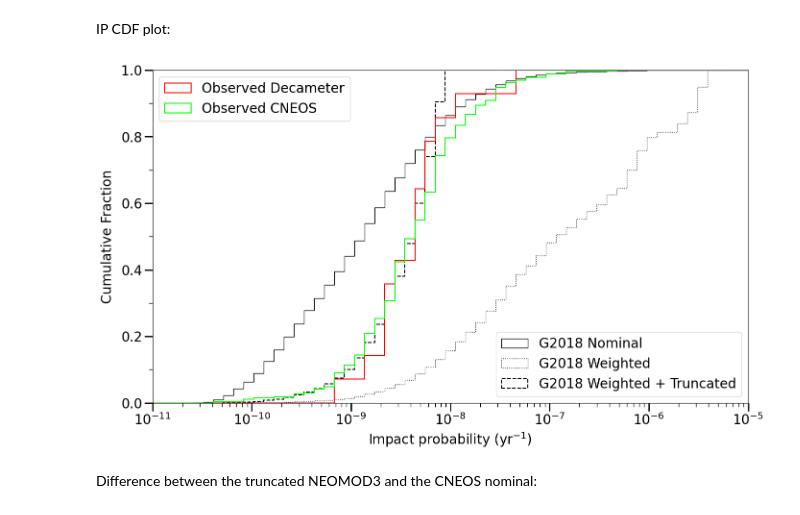
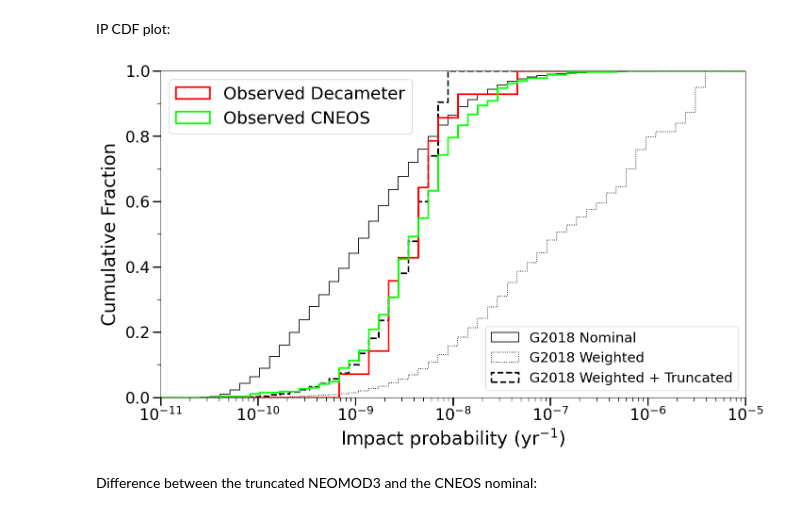
Before and after one commit to ia-chow/Thesis, a Jupyter notebook: dynamics/impact_probabilities.ipynb, the cells around one changed output. Saved outputs shown, nothing was run; the diff lists cells and outputs as text; code cells hidden in the pictures.

Commit message:
added impact probability lpsc plot

```diff
--- a/dynamics/impact_probabilities.ipynb
+++ b/dynamics/impact_probabilities.ipynb
@@ -520,18 +520,18 @@ truncated_neomod2_pts = neomod2_pts[truncation_neomod2_mask]
 # neomod3
 truncation_neomod3_mask = neomod3_pts < truncation_threshold
 truncated_neomod3_pts = neomod3_pts[truncation_neomod3_mask]
-
-plt.rc('font', size=20)
+fsize=28
+plt.rc('font', size=fsize)
 plt.figure(figsize = (16, 9))
 # NEOPOP
 _, _, patches = plt.hist(fictitious_pts, weights=None, bins = logbins, density=True, cumulative=True, color = 'black',
-                         linestyle = 'solid', histtype='step', label = 'Nominal Granvik et al. (2018)')
+                         linestyle = 'solid', histtype='step', label = 'Nominal Granvik et al. (2018)', linewidth=1.25)
 patches[0].set_xy(patches[0].get_xy()[:-1])
 _, _, patches = plt.hist(fictitious_pts, weights=fictitious_pts, bins = logbins, density=True, cumulative=True, color = 'black',
-                         linestyle = 'dotted', histtype='step', label = 'Weighted Granvik et al. (2018)')
+                         linestyle = 'dotted', histtype='step', label = 'Weighted Granvik et al. (2018)', linewidth=1.25)
 patches[0].set_xy(patches[0].get_xy()[:-1])
 _, _, patches = plt.hist(truncated_neopop_pts, weights=truncated_neopop_pts, bins=logbins, density=True, cumulative=True, color = 'black',
-                         linestyle = 'dashed', histtype='step', label = 'Weighted + truncated Granvik et al. (2018)', linewidth=1.5)
+                         linestyle = 'dashed', histtype='step', label = 'Weighted + truncated Granvik et al. (2018)', linewidth=2.5)
 patches[0].set_xy(patches[0].get_xy()[:-1])
 # NEOMOD2
 # plt.hist(neomod2_pts, weights=None, bins=logbins, density=True, cumulative=True, histtype='step', color = 'brown', label = 'NEOMOD2')
@@ -542,41 +542,43 @@ patches[0].set_xy(patches[0].get_xy()[:-1])
 # plt.hist(filtered_neomod3_pts, weights=filtered_neomod3_pts, bins=logbins, density=True, cumulative=True, histtype='step', color = 'darkgreen', label = rf'NEOMOD3 weighted IP filtered $\rho < {rho}$')
 # plt.hist(truncated_neomod3_pts, weights=truncated_neomod3_pts, bins=logbins, density=True, cumulative=True, histtype='step', color = 'dodgerblue', label = f'NEOMOD3 weighted IP < {truncation_threshold}')
 # # Decameter
-_, _, dm_patches = plt.hist(true_pts, weights=None, bins=logbins, density=True, cumulative=True, histtype='step', color='red', label = 'Observed Decameter', linewidth=1.5)  # nominal
+_, _, dm_patches = plt.hist(true_pts, weights=None, bins=logbins, density=True, cumulative=True, histtype='step', color='red', label = 'Observed Decameter', linewidth=2.5)  # nominal
 dm_patches[0].set_xy(dm_patches[0].get_xy()[:-1])
 # plt.hist(impactor_pts.flatten(), weights=None, bins=logbins, density=True, cumulative=True, histtype='step', color='black', label = 'nominal DM clones')  # impactor points
 # # # Telescopic
 # plt.hist(telescopic_pts, weights=None, bins=logbins, density=True, cumulative=True, histtype='step', color='darkgreen', label = 'tele unweighted')
 # plt.hist(telescopic_pts, weights=telescopic_pts, bins=logbins, density=True, cumulative=True, histtype='step', color='pink', label = 'tele weighted')
 # # # CNEOS
-_, _, cneos_patches = plt.hist(cneos_nom_pts, weights=None, bins=logbins, density=True, cumulative=True, histtype='step', color='lime', label = 'Observed CNEOS', linewidth=1.5)
+_, _, cneos_patches = plt.hist(cneos_nom_pts, weights=None, bins=logbins, density=True, cumulative=True, histtype='step', color='lime', label = 'Observed CNEOS', linewidth=2.5)
 cneos_patches[0].set_xy(cneos_patches[0].get_xy()[:-1])
 
 # plt.hist(cneos_pts, weights=None, bins=logbins, density=True, cumulative=True, histtype='step', color='darkred', label = 'CNEOS clones')
 # # # EFN
 # plt.hist(efn_pts, weights=None, bins=logbins, density=True, cumulative=True, histtype='step', color = 'olive', label = 'EFN', linewidth=2.)
 # # # EMCCD
 # plt.hist(emccd_pts, weights=None, bins=logbins, density=True, cumulative=True, histtype='step', color = 'darkorange', label = 'EMCCD', linewidth=2.)
 # housekeeping
 plt.xscale('log')
 plt.xlim(1.e-11, 1.e-5)
 plt.ylim(0., 1.)
-plt.tick_params('both', length=12, width=2., which='major', labelsize=20)
-plt.tick_params('both', length=6, width=1., which='minor', labelsize=20)
+plt.tick_params('both', length=12, width=2., which='major', labelsize=fsize-4)
+plt.tick_params('both', length=6, width=1., which='minor', labelsize=fsize-4)
 plt.gca().yaxis.set_minor_locator(MultipleLocator(0.1))
 plt.xlabel(r'Impact probability (yr$^{-1}$)', labelpad=5), plt.ylabel('Cumulative Fraction', labelpad=10)
 # plt.ylim(bottom=0.9, top=1.0)
 # plt.axvline(truncation_threshold, color='k')
-lgranvik = plt.legend(["G2018 Nominal", "G2018 Weighted", "G2018 Weighted + Truncated"], loc = 4)
-lobs = plt.legend([dm_patches[0], cneos_patches[0]], ['Observed Decameter', 'Observed CNEOS'], loc = 0)
+lgranvik = plt.legend(["G2018 Nominal", "G2018 Weighted", "G2018 Weighted + Truncated"], fontsize=fsize-7, loc = 4)
+lobs = plt.legend([dm_patches[0], cneos_patches[0]], ['Observed Decameter', 'Observed CNEOS'], fontsize=fsize-2, loc = 0)
 plt.gca().add_artist(lgranvik)
 plt.gca().add_artist(lobs)
-plt.savefig('dda_talk_plots/impact_probability_cdfs_paper.png')
+# plt.savefig('dda_talk_plots/impact_probability_cdfs_paper.png')
+plt.savefig('lpsc_plots/impact_probability_cdfs_paper.png')
+
 # plt.savefig('dda_talk_plots/impact_probability_cdfs.png')
 # plt.savefig('dda_talk_plots/impact_probability_cdfs_plus_emccd.png')
 # plt.savefig('IP_cdfs_NEOMOD3_plus_DM_nominal.png')
 # %% [output]
-[figure, old version]
+[figure, new version]
 # %% [markdown]
 Difference between the truncated NEOMOD3 and the CNEOS nominal:
 # %%
```
Also changed, not shown: 1 other file.
